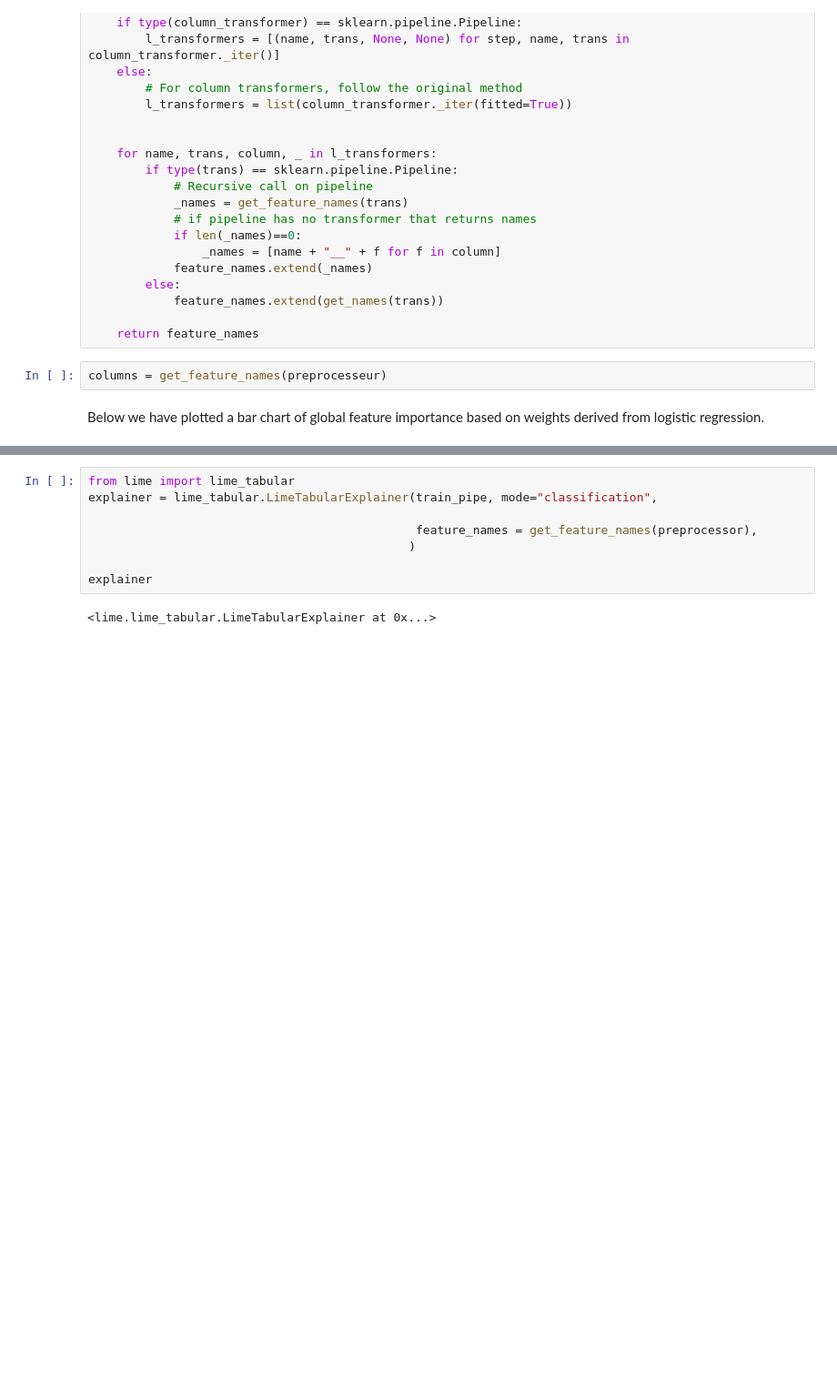
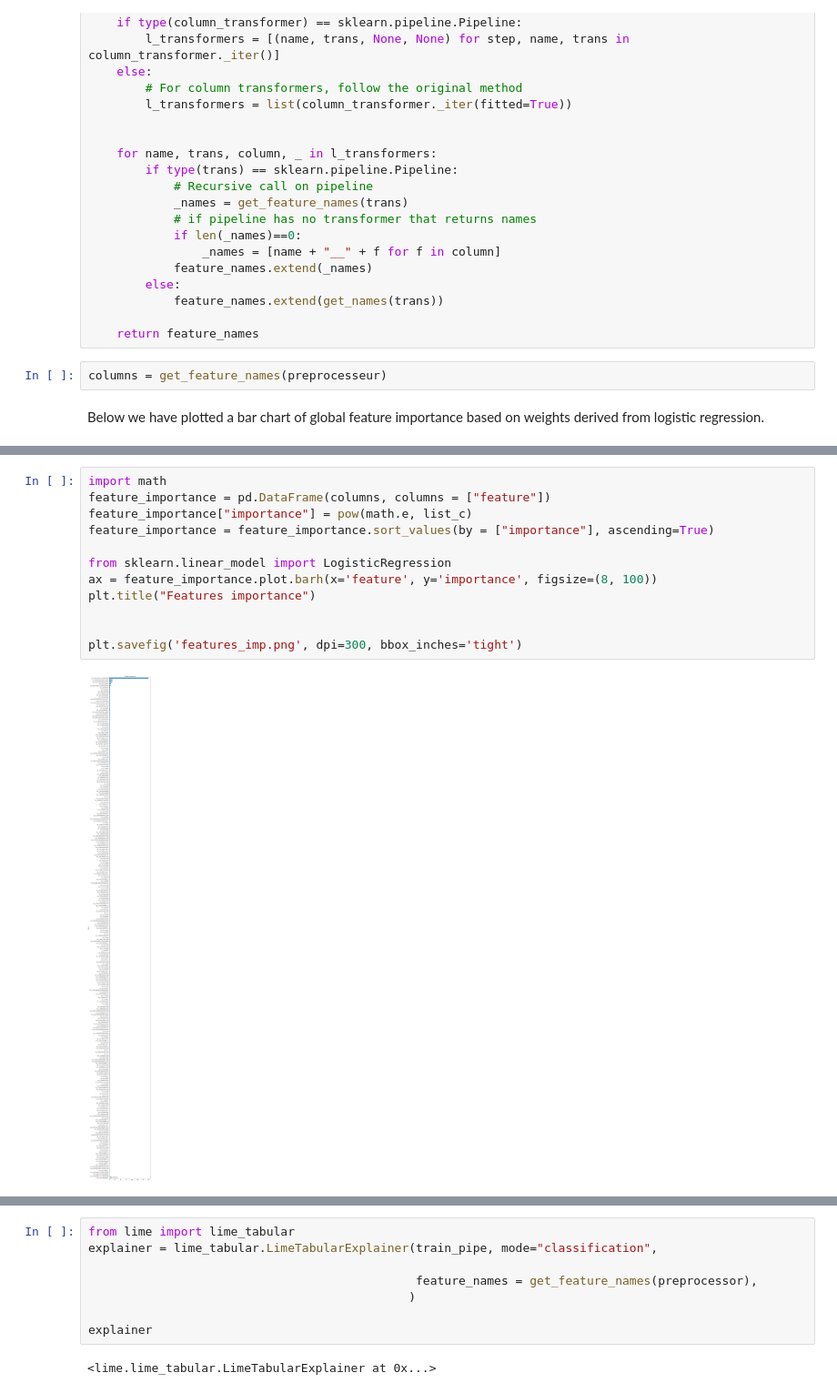
Before and after one commit to jocelyne-vet/projet-7-bis, a Jupyter notebook: P7_02_notebookModel - Bis.ipynb, the cells around one changed output, grey strips where cells are left out. Shown at 91% size. Cells and saved outputs as stored; diff of their text form; blank space fills up the shorter version.

```diff
--- a/P7_02_notebookModel - Bis.ipynb
+++ b/P7_02_notebookModel - Bis.ipynb
@@ -800,3 +794,17 @@ plt.savefig('output.png', dpi=300, bbox_inches='tight')
+# %%
+import math
+feature_importance = pd.DataFrame(columns, columns = ["feature"])
+feature_importance["importance"] = pow(math.e, list_c)
+feature_importance = feature_importance.sort_values(by = ["importance"], ascending=True)
+
+from sklearn.linear_model import LogisticRegression
+ax = feature_importance.plot.barh(x='feature', y='importance', figsize=(8, 100))
+plt.title("Features importance")
+
+
+plt.savefig('features_imp.png', dpi=300, bbox_inches='tight')
+# %% [output]
+[figure, added]
 # %%
 from sklearn.compose import make_column_transformer
 
```
Also changed, not shown: parts of 14 cells of this notebook, 4 other files.
